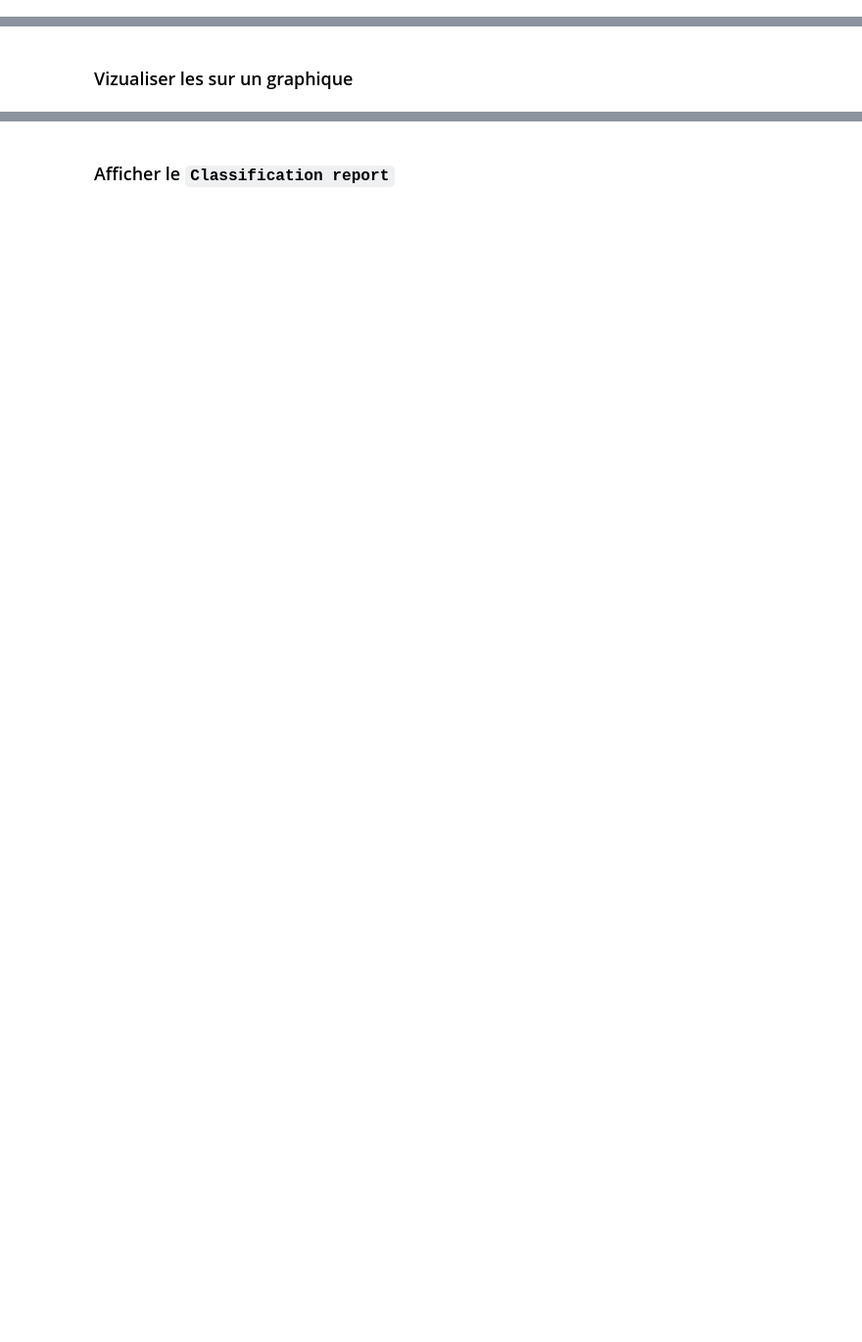
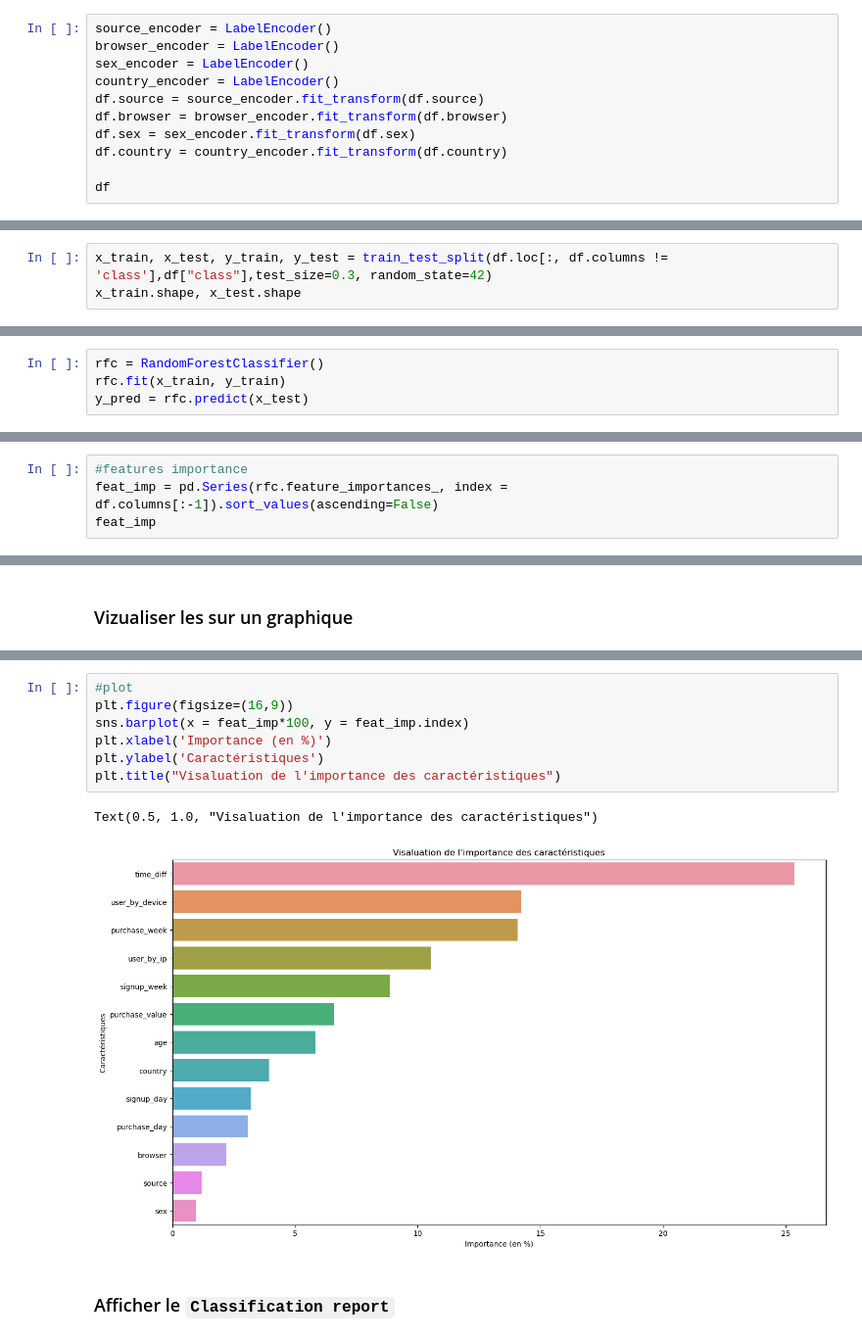
Before and after one commit to JulienGnty/MachineLearning, a Jupyter notebook: projet_fraud.ipynb, the cells around one changed output, grey strips where cells are left out. Shown at 98% size. Saved outputs shown, nothing was run; the diff lists cells and outputs as text; blank space fills up the shorter version.

```diff
--- a/projet_fraud.ipynb
+++ b/projet_fraud.ipynb
@@ -227,2 +249,13 @@ memory usage: 17.3+ MB
 # %% [markdown]
 ### Traiter les variables catégoriques
+# %%
+source_encoder = LabelEncoder()
+browser_encoder = LabelEncoder()
+sex_encoder = LabelEncoder()
+country_encoder = LabelEncoder()
+df.source = source_encoder.fit_transform(df.source)
+df.browser = browser_encoder.fit_transform(df.browser)
+df.sex = sex_encoder.fit_transform(df.sex)
+df.country = country_encoder.fit_transform(df.country)
+
+df
@@ -233,0 +278,3 @@ Shape du dataset d'entrainement : (105778, 13) | Shape du dataset de test : (453
+# %%
+x_train, x_test, y_train, y_test = train_test_split(df.loc[:, df.columns != 'class'],df["class"],test_size=0.3, random_state=42)
+x_train.shape, x_test.shape
@@ -234,4 +283,8 @@ Shape du dataset d'entrainement : (105778, 13) | Shape du dataset de test : (453
 # %% [markdown]
 ### Instancier un `RandomForestClassifier` et l'entrainer sur vos données
+# %%
+rfc = RandomForestClassifier()
+rfc.fit(x_train, y_train)
+y_pred = rfc.predict(x_test)
 # %% [markdown]
 ### Afficher l'accuracy moyenne pour 10 'fold cross validation'
@@ -258,0 +311,4 @@ dtype: float64
+# %%
+#features importance
+feat_imp = pd.Series(rfc.feature_importances_, index = df.columns[:-1]).sort_values(ascending=False)
+feat_imp
@@ -265,2 +332,12 @@ Text(0.5, 1.0, 'Visualizing Important Features')
+# %%
+#plot
+plt.figure(figsize=(16,9))
+sns.barplot(x = feat_imp*100, y = feat_imp.index)
+plt.xlabel('Importance (en %)')
+plt.ylabel('Caractéristiques')
+plt.title("Visaluation de l'importance des caractéristiques")
+# %% [output]
+Text(0.5, 1.0, "Visaluation de l'importance des caractéristiques")
+[figure, added]
 # %% [markdown]
 ### Afficher le `Classification report`
```
Also changed, not shown: parts of 41 cells of this notebook.
